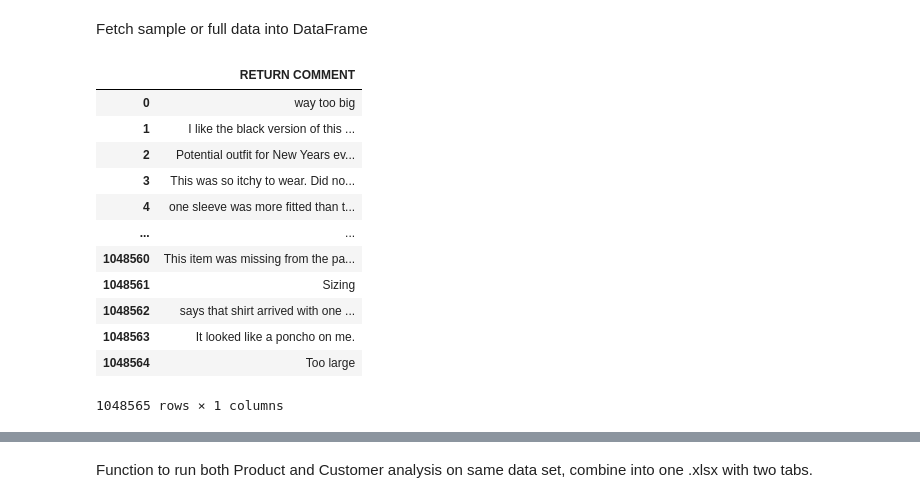
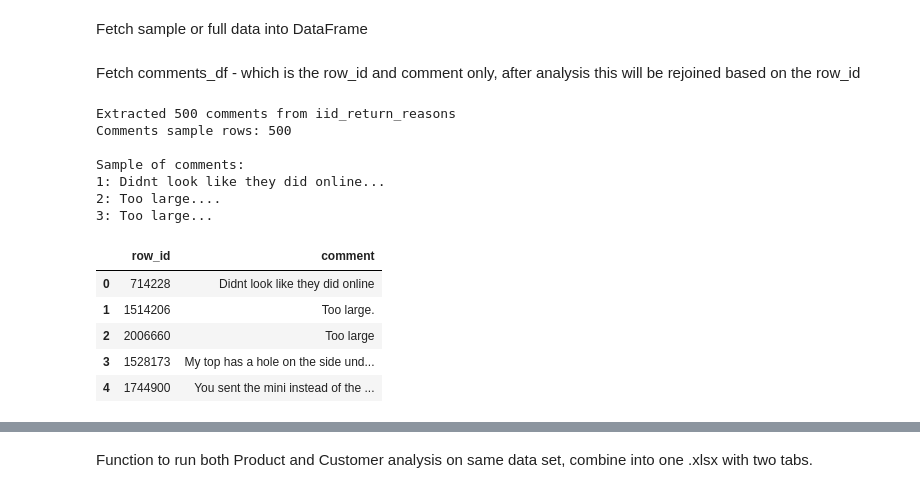
Before and after one commit to mwhittaker1/review_analyzer, a Jupyter notebook: main.ipynb, the cells around one changed output, grey strips where cells are left out. Cells and saved outputs as stored; diff of their text form; code cells hidden in the pictures.

Commit message:
reworked analyzer pipeline, need to adjust sentiment_analyzer.py to match main.ipynb

```diff
--- a/main.ipynb
+++ b/main.ipynb
@@ -65,9 +100,13 @@ def import_data(
 
     return print(f"Import completed: {fname} into {tname} at {db_path}")
 # %%
-# Define import parameters
-file_path = r'data\RETURN_COMMENTS_GROUP.xlsx'
-tname = 'staging_table'
-db_path='return_comment_group'
+# Define important parameters
+file_path = r'C:\Code\URBN\review_analyzer\data\IID_RR_GROSS.csv'
+tname = 'iid_return_reasons'
+db_path='iid_return_comment'
+row_id = "row_id"
+# Define the column with returns comments
+comment_column = "RETURN_COMMENT"
+con = duckdb.connect(db_path)
 # %%
 import_data(file_path, db_path=db_path,tname=tname, clear=True)
@@ -111,23 +173,39 @@ def fetch_return_comments(con, tname, is_sample=True, comment_only=True)->pd.Dat
 # %%
-con = duckdb.connect('return_coomment_group')
-# tname = ''
-# is_sample = ''
-# comment_only = ''
+con = duckdb.connect(db_path)
+# %% [markdown]
+Fetch comments_df - which is the row_id and comment only, after analysis this will be rejoined based on the row_id
 # %%
-# Fetch 100 rows comments only
-df = fetch_return_comments(con, tname, is_sample=False, comment_only=True)
-df
+
+
+# SAMPLE - Fetch a sample of comments and row_id only (for analysis and joining)
+comments_df = fetch_return_comments(con, tname, is_sample=True, comment_column=comment_column, row_id_column=row_id)
+
+# Full set
+# comments_df = fetch_return_comments(con, tname, is_sample=False, comment_column=comment_column, row_id_column=row_id_column)
+
+# Show counts
+print(f"Comments sample rows: {len(comments_df)}")
+
+# Display the first few rows of comments
+if len(comments_df) > 0:
+    print("\nSample of comments:")
+    for i, comment in enumerate(comments_df['comment'].head(3)):
+        print(f"{i+1}: {comment[:100]}...")
+else:
+    print("WARNING: No valid comments found in the sample")
+
+comments_df.head()
 # %% [output]
+Extracted 500 comments from iid_return_reasons
+Comments sample rows: 500
+
+Sample of comments:
+1: Didnt look like they did online...
+2: Too large....
+3: Too large...
-|  | RETURN COMMENT |
-| 0 | way too big |
-| 1 | I like the black version of this ... |
-| 2 | Potential outfit for New Years ev... |
-| 3 | This was so itchy to wear. Did no... |
-| 4 | one sleeve was more fitted than t... |
-| ... | ... |
-| 1048560 | This item was missing from the pa... |
-| 1048561 | Sizing |
-| 1048562 | says that shirt arrived with one ... |
-| 1048563 | It looked like a poncho on me. |
-| 1048564 | Too large |
+|  | row_id | comment |
+| 0 | 714228 | Didnt look like they did online |
+| 1 | 1514206 | Too large. |
+| 2 | 2006660 | Too large |
+| 3 | 1528173 | My top has a hole on the side und... |
+| 4 | 1744900 | You sent the mini instead of the ... |
-1048565 rows × 1 columns
```
Also changed, not shown: parts of 31 cells of this notebook, 10 other files.
